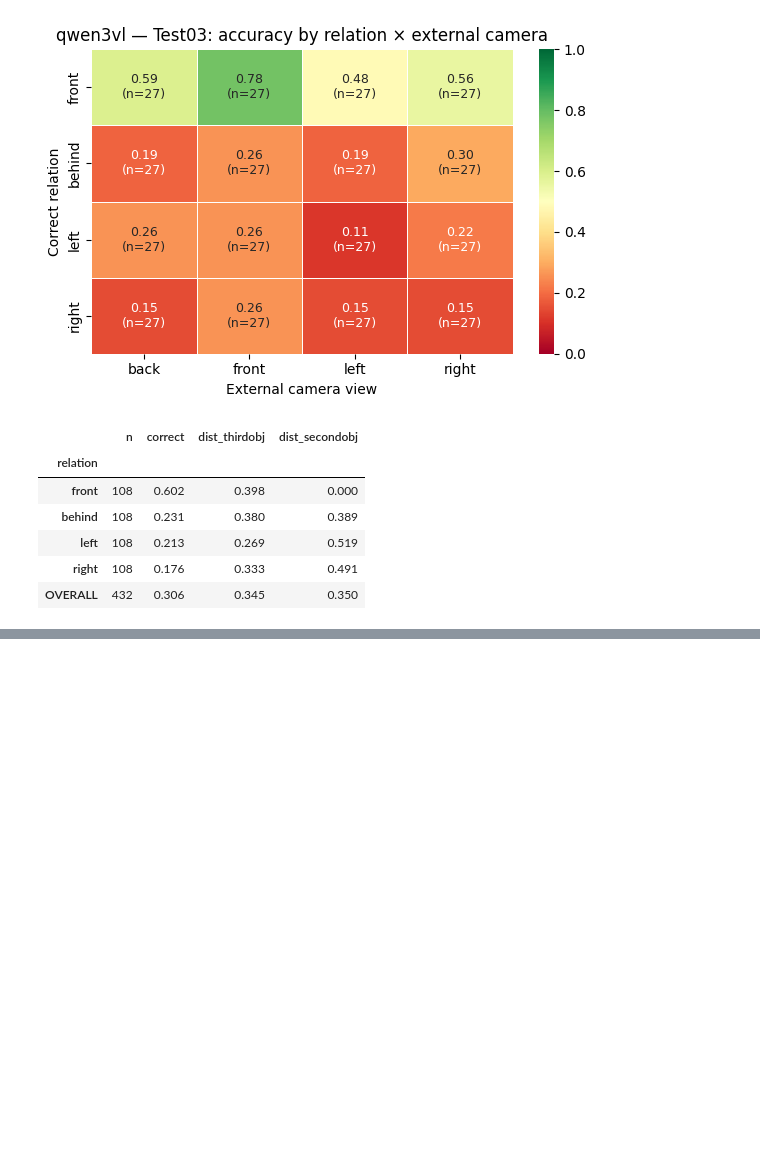
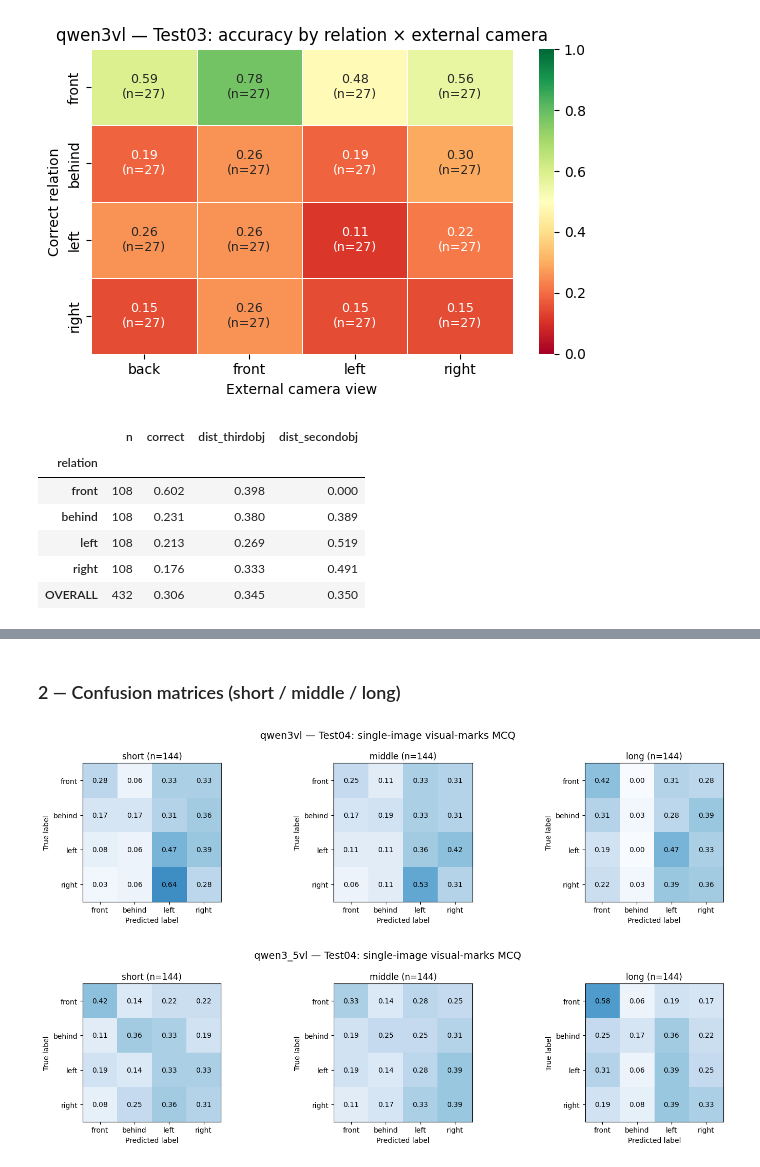
Before and after one commit to zhiying318/Parcours_recherche_server_sync, a Jupyter notebook: comfort_eval_tests/eval_analyse.ipynb, the cells around one changed output, grey strips where cells are left out. Cells and saved outputs as stored; diff of their text form; code cells hidden in the pictures; blank space fills up the shorter version.

```diff
--- a/comfort_eval_tests/eval_analyse.ipynb
+++ b/comfort_eval_tests/eval_analyse.ipynb
@@ -584,0 +709,23 @@ for model, df in all_dfs_03.items():
+# %% [markdown]
+### 2 — Confusion matrices (short / middle / long)
+# %%
+for model in models04:
+    if not all_dfs_04.get(model):
+        continue
+
+    fig, axes = plt.subplots(1, 3, figsize=(15, 4))
+    for i, length in enumerate(lengths04):
+        if length not in all_dfs_04[model]:
+            axes[i].axis("off")
+            continue
+        plot_confusion_on_ax(
+            all_dfs_04[model][length], axes[i],
+            title=f"{length} (n={len(all_dfs_04[model][length])})",
+            true_labels=RELATIONS,
+        )
+    fig.suptitle(f"{model} — Test04: single-image visual-marks MCQ", fontsize=14)
+    plt.tight_layout()
+    plt.show()
+# %% [output]
+[figure, added]
+[figure, added]
```
Also changed, not shown: parts of 14 cells of this notebook, 37 other files.
